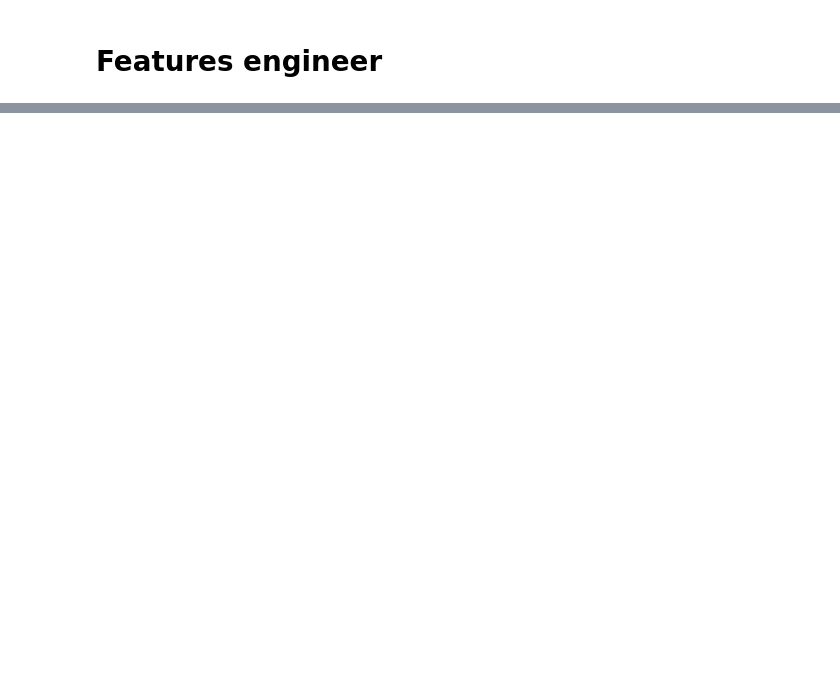
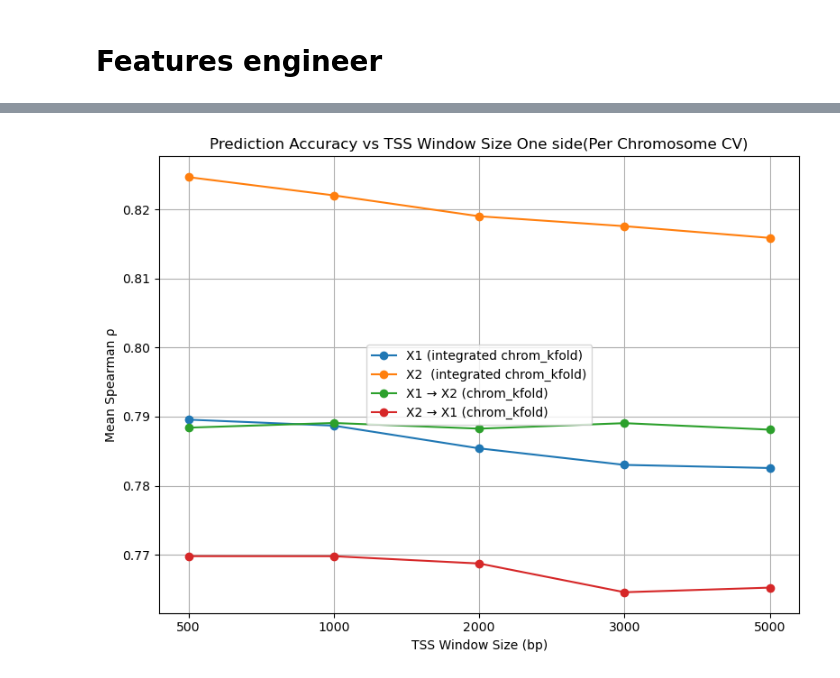
Before and after one commit to Dewey-Wang/Gene-expression-prediction, a Jupyter notebook: Full step - reference/3. compare different tss dis.ipynb, the cells around one changed output, grey strips where cells are left out. Saved outputs shown, nothing was run; the diff lists cells and outputs as text; code cells hidden in the pictures; blank space fills up the shorter version.

```diff
--- a/Full step - reference/3. compare different tss dis.ipynb
+++ b/Full step - reference/3. compare different tss dis.ipynb
@@ -421,0 +237,86 @@ plt.show()
+# %%
+from scripts.tss_compare import run_all, run_cv
+SEED = 42
+os.environ["PYTHONHASHSEED"] = str(SEED)
+random.seed(SEED)
+np.random.seed(SEED)
+print(f"🔒 Global seed set to {SEED}")
+
+# ============================================================
+#                  CONFIGURATION
+# ============================================================
+BASE_DIRS = [
+    # "../preprocessed_data/reference/1. merged data/with_y",
+    # "../preprocessed_data/reference/1. merged data/with_y_500",
+    # "../preprocessed_data/reference/1. merged data/with_y_1000",
+    # "../preprocessed_data/reference/1. merged data/with_y_2000",
+    # "../preprocessed_data/reference/1. merged data/with_y_3000",
+    "../preprocessed_data/reference/1. merged data/with_y_500_one_side",
+    "../preprocessed_data/reference/1. merged data/with_y_1000_one_side",
+    "../preprocessed_data/reference/1. merged data/with_y_2000_one_side",
+    "../preprocessed_data/reference/1. merged data/with_y_3000_one_side",
+    "../preprocessed_data/reference/1. merged data/with_y_5000_one_side",
+
+]
+META_COLS = ["gene_name", "chr", "gene_start", "gene_end",
+             "TSS_start", "TSS_end", "strand", "gex", "gex_rank"]
+TARGET_COL = "gex_rank"
+chromosomes = [f"chr{i}" for i in range(2, 23)]
+mode="chrom_kfold"
+
+# ============================================================
+#                  LIGHTGBM PARAMETERS
+# ============================================================
+params = {
+        "boosting_type": "gbdt",
+        "learning_rate": 0.016676974956976915,
+        "num_leaves": 48,
+        "max_depth": 8,
+        "feature_fraction": 0.64561553423692,
+        "bagging_fraction": 0.8113835038425429,
+        "bagging_freq": 6,
+        "lambda_l1": 0.3316673054635859,
+        "lambda_l2": 0.8969317795206216,
+        "min_gain_to_split": 0.04923442843722911,
+        "min_data_in_leaf": 38,
+        "verbose": -1,
+        "seed": SEED,
+    }
+
+
+# ============================================================
+#                  MAIN LOOP OVER TSS WINDOW SIZES
+# ============================================================
+results_summary_new = []
+
+for data_dir in BASE_DIRS:
+    tss_label = os.path.basename(data_dir).replace("with_y_", "").replace("with_y", "default").replace("_one_side", "")
+
+    print(f"\n🏁 Running TSS={tss_label}")
+    mean_X1_to_X2 = run_cv("X1", "X2", data_dir, META_COLS, TARGET_COL, chromosomes, params , mode=mode, n_splits=5)
+    mean_X2_to_X1 = run_cv("X2", "X1", data_dir, META_COLS, TARGET_COL, chromosomes, params , mode=mode, n_splits=5)
+    X1_mean, X2_mean, X1_X2_mean = run_all(data_dir, META_COLS, TARGET_COL, chromosomes, params , mode=mode, n_splits=5)
+
+    results_summary_new.append({
+        "TSS": tss_label,
+        "X1_to_X2": mean_X1_to_X2,
+        "X2_to_X1": mean_X2_to_X1,
+        "X1_integrate": X1_mean,
+        "X2_integrate": X2_mean,
+    })
+results_summary_new_df = pd.DataFrame(results_summary_new)
+results_summary_new_df = results_summary_new_df.sort_values("TSS", key=lambda s: s.map(int))
+
+plt.figure(figsize=(8,6))
+plt.plot(results_summary_new_df["TSS"], results_summary_new_df["X1_integrate"], marker='o', label=f"X1 (integrated {mode})")
+plt.plot(results_summary_new_df["TSS"], results_summary_new_df["X2_integrate"], marker='o', label=f"X2  (integrated {mode})")
+plt.plot(results_summary_new_df["TSS"], results_summary_new_df["X1_to_X2"], marker='o', label=f"X1 → X2 ({mode})")
+plt.plot(results_summary_new_df["TSS"], results_summary_new_df["X2_to_X1"], marker='o', label=f"X2 → X1 ({mode})")
+plt.xlabel("TSS Window Size (bp)")
+plt.ylabel("Mean Spearman ρ")
+plt.title("Prediction Accuracy vs TSS Window Size One side(Per Chromosome CV)")
+plt.legend()
+plt.grid(True)
+plt.tight_layout()
+plt.show()
+# %% [output]
@@ -422,3 +340,4 @@ plt.show()
+[figure, added]
 # %%
 from scripts.tss_compare import run_all, run_cv
 SEED = 42
```
Also changed, not shown: parts of 22 cells of this notebook, 12 other files.
